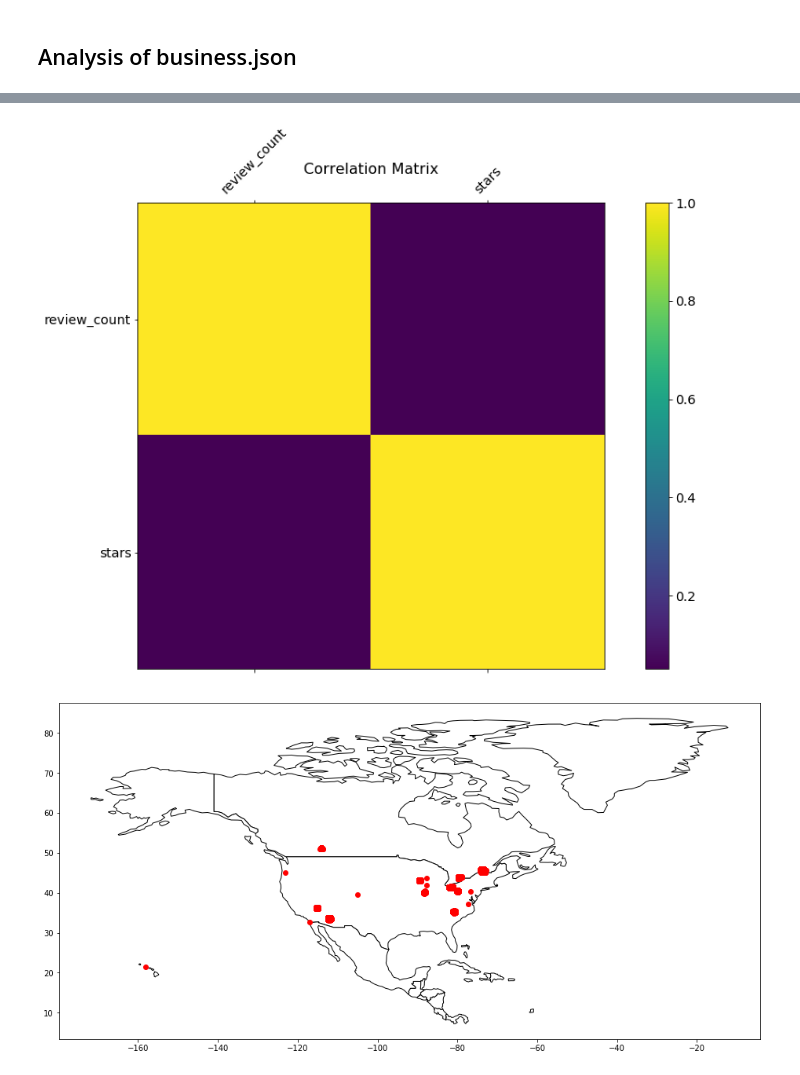
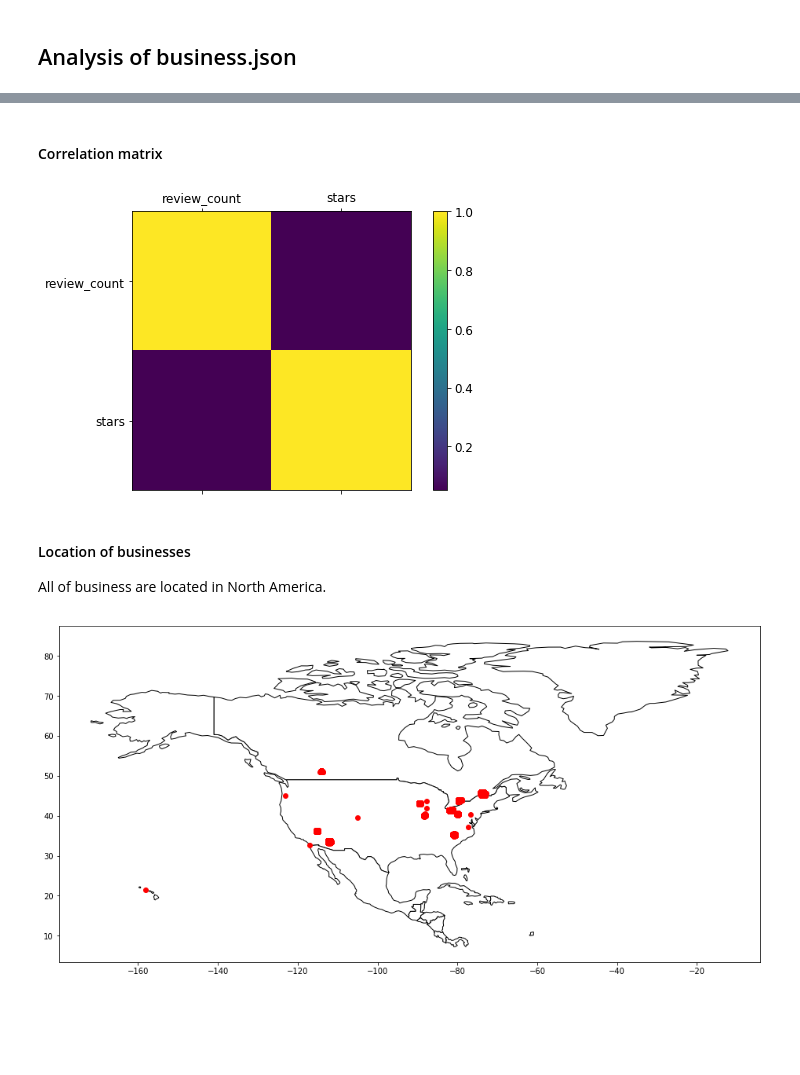
Before and after one commit to lorenzovngl/analysis-of-yelp-open-dataset, a Jupyter notebook: business.ipynb, the cells around one changed output, grey strips where cells are left out. Drawn from its saved outputs; the diff is of its cells as text; code cells hidden in the pictures; blank space fills up the shorter version.

Commit message:
Added title to paragraphs

```diff
--- a/business.ipynb
+++ b/business.ipynb
@@ -46,13 +52,18 @@ plt.show()
+# %% [markdown]
+#### Correlation matrix
 # %%
-f = plt.figure(figsize=(16, 9))
+f = plt.figure(figsize=(8, 5))
 plt.matshow(df[['review_count', 'stars']].corr(), fignum=f.number)
-plt.xticks(range(2), df[['review_count', 'stars']].columns, fontsize=14, rotation=45)
-plt.yticks(range(2), df[['review_count', 'stars']].columns, fontsize=14)
+plt.xticks(range(2), df[['review_count', 'stars']].columns, fontsize=12)
+plt.yticks(range(2), df[['review_count', 'stars']].columns, fontsize=12)
 cb = plt.colorbar()
-cb.ax.tick_params(labelsize=14)
-plt.title('Correlation Matrix', fontsize=16);
+cb.ax.tick_params(labelsize=12)
 # %% [output]
-[figure, old version]
+[figure, new version]
+# %% [markdown]
+#### Location of businesses
+
+All of business are located in North America.
 # %%
 import geopandas
 
```
Also changed, not shown: parts of 13 cells of this notebook, 1 other file.
